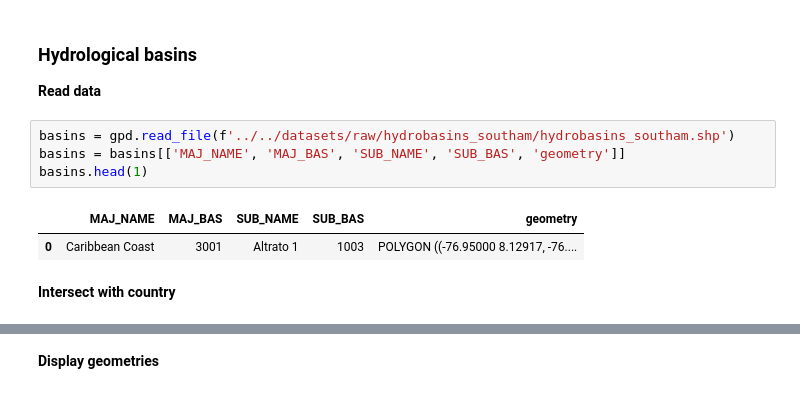
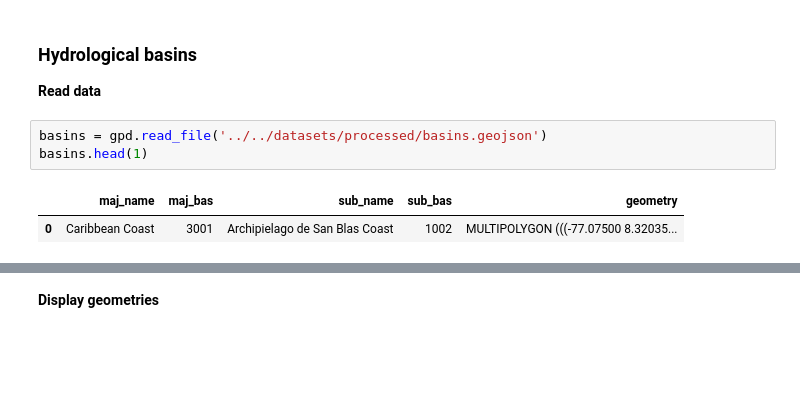
Before and after one commit to Vizzuality/heco-invest, a Jupyter notebook: data/notebooks/Lab/02_Sustainability_Scores.ipynb, the cells around one changed output, grey strips where cells are left out. Cells and saved outputs as stored; diff of their text form; blank space fills up the shorter version.

```diff
--- a/data/notebooks/Lab/01_Sustainability_Scores.ipynb
+++ b/data/notebooks/Lab/02_Sustainability_Scores.ipynb
@@ -307,11 +184,8 @@ mosaics.plot(ax=ax, color='w', edgecolor='k')
 ### Hydrological basins
 **Read data**
 # %%
-basins = gpd.read_file(f'../../datasets/raw/hydrobasins_southam/hydrobasins_southam.shp')
-basins = basins[['MAJ_NAME', 'MAJ_BAS', 'SUB_NAME', 'SUB_BAS', 'geometry']]
+basins = gpd.read_file('../../datasets/processed/basins.geojson')
 basins.head(1)
 # %% [output]
-|  | MAJ_NAME | MAJ_BAS | SUB_NAME | SUB_BAS | geometry |
-| 0 | Caribbean Coast | 3001 | Altrato 1 | 1003 | POLYGON ((-76.95000 8.12917, -76.... |
+|  | maj_name | maj_bas | sub_name | sub_bas | geometry |
+| 0 | Caribbean Coast | 3001 | Archipielago de San Blas Coast | 1002 | MULTIPOLYGON (((-77.07500 8.32035... |
-# %% [markdown]
-**Intersect with country**
```
Also changed, not shown: parts of 31 cells of this notebook, 2 other files.
